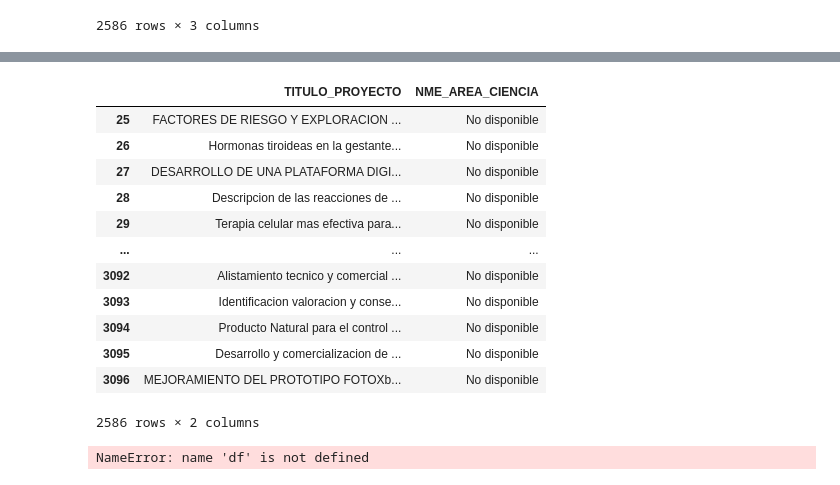
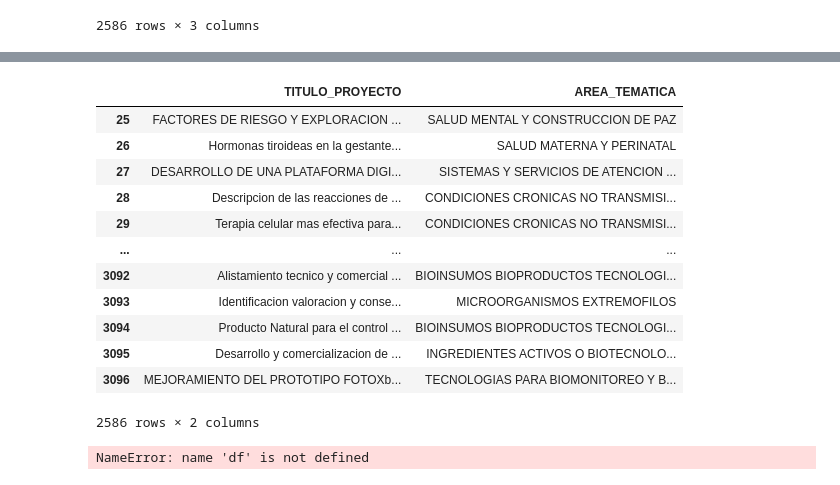
Before and after one commit to Diazbj/ProyectoAnalisisDeDatos, a Jupyter notebook: ProyectoAD.ipynb, the cells around one changed output, grey strips where cells are left out. Saved outputs shown, nothing was run; the diff lists cells and outputs as text; code cells hidden in the pictures.

```diff
--- a/ProyectoAD.ipynb
+++ b/ProyectoAD.ipynb
@@ -145,0 +152,4 @@ de los 3097 datos registrados 295 no tienen monto financiado
+# %%
+dfOriginal['FECHA_APROBACION'] = pd.to_datetime(dfOriginal['FECHA_APROBACION'])
+area_distribution = dfOriginal.groupby([dfOriginal['FECHA_APROBACION'].dt.date, 'NME_AREA_CIENCIA']).size().reset_index(name='Count')
+area_distribution
@@ -306,19 +357,19 @@ dtype: int64
 # %%
-nuevo_df = dfLimpieza[['TITULO_PROYECTO', 'NME_AREA_CIENCIA']]
+nuevo_df = dfLimpieza[['TITULO_PROYECTO', 'AREA_TEMATICA']]
 nuevo_df
 # %% [output]
-|  | TITULO_PROYECTO | NME_AREA_CIENCIA |
-| 25 | FACTORES DE RIESGO Y EXPLORACION ... | No disponible |
-| 26 | Hormonas tiroideas en la gestante... | No disponible |
-| 27 | DESARROLLO DE UNA PLATAFORMA DIGI... | No disponible |
-| 28 | Descripcion de las reacciones de ... | No disponible |
-| 29 | Terapia celular mas efectiva para... | No disponible |
+|  | TITULO_PROYECTO | AREA_TEMATICA |
+| 25 | FACTORES DE RIESGO Y EXPLORACION ... | SALUD MENTAL Y CONSTRUCCION DE PAZ |
+| 26 | Hormonas tiroideas en la gestante... | SALUD MATERNA Y PERINATAL |
+| 27 | DESARROLLO DE UNA PLATAFORMA DIGI... | SISTEMAS Y SERVICIOS DE ATENCION ... |
+| 28 | Descripcion de las reacciones de ... | CONDICIONES CRONICAS NO TRANSMISI... |
+| 29 | Terapia celular mas efectiva para... | CONDICIONES CRONICAS NO TRANSMISI... |
 | ... | ... | ... |
-| 3092 | Alistamiento tecnico y comercial ... | No disponible |
-| 3093 | Identificacion valoracion y conse... | No disponible |
-| 3094 | Producto Natural para el control ... | No disponible |
-| 3095 | Desarrollo y comercializacion de ... | No disponible |
-| 3096 | MEJORAMIENTO DEL PROTOTIPO FOTOXb... | No disponible |
+| 3092 | Alistamiento tecnico y comercial ... | BIOINSUMOS BIOPRODUCTOS TECNOLOGI... |
+| 3093 | Identificacion valoracion y conse... | MICROORGANISMOS EXTREMOFILOS |
+| 3094 | Producto Natural para el control ... | BIOINSUMOS BIOPRODUCTOS TECNOLOGI... |
+| 3095 | Desarrollo y comercializacion de ... | INGREDIENTES ACTIVOS O BIOTECNOLO... |
+| 3096 | MEJORAMIENTO DEL PROTOTIPO FOTOXb... | TECNOLOGIAS PARA BIOMONITOREO Y B... |
 2586 rows × 2 columns
 # %%
 nuevo_df.to_csv('nuevo_df.csv', index=False)
```
Also changed, not shown: parts of 21 cells of this notebook.
